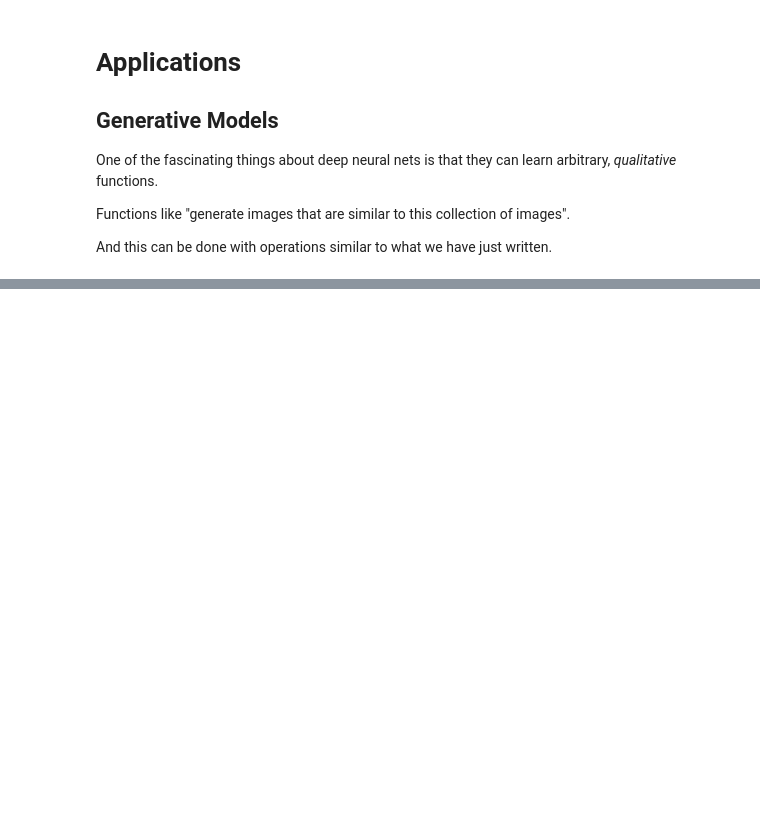
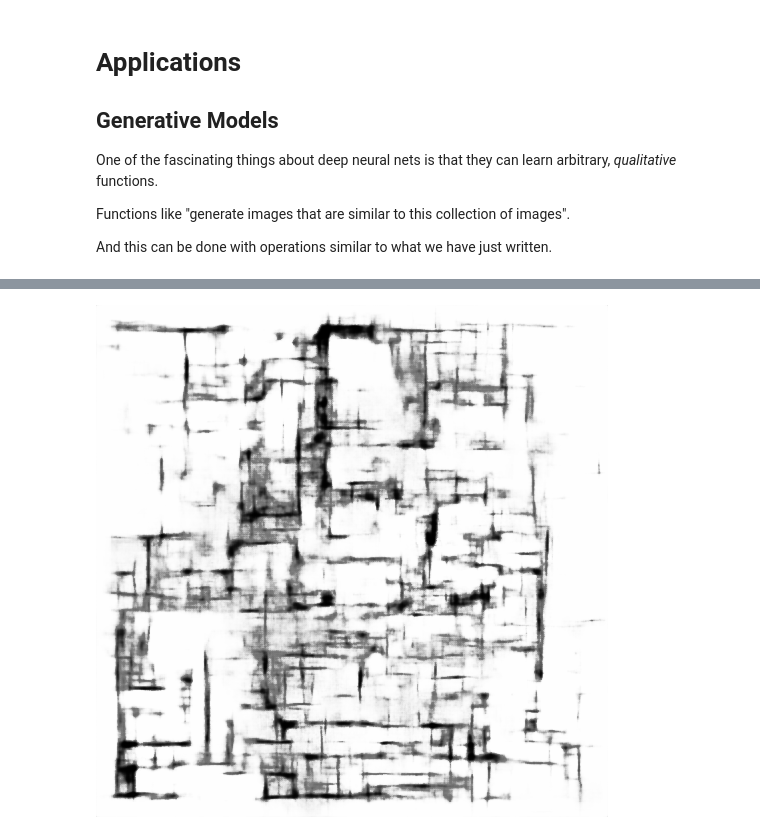
Before and after one commit to TEECOM/this-building-does-not-exist, a Jupyter notebook: ml/python/AIASF.ipynb, the cells around one changed output, grey strips where cells are left out. Saved outputs shown, nothing was run; the diff lists cells and outputs as text; code cells hidden in the pictures; blank space fills up the shorter version.

Commit message:
Update notebook with AEGeAN

```diff
--- a/ml/python/AIASF.ipynb
+++ b/ml/python/AIASF.ipynb
@@ -476,20 +488,20 @@ class ConvBlock(nn.Module):
 # %%
 # Create a generator network using our custom ConvBlock
-generator = Generator.DrawingGenerator(ConvBlock, output_channels=1).cuda()
+G = Generator.Generator(ConvBlock, feature_coeff=4, out_channels=1)
 
 # Create a discriminator to use with our generator
-discriminator = Discriminator.DrawingDiscriminator(input_channels=1).cuda()
+D = Discriminator.Discriminator(Discriminator.ConvBlock, feature_coeff=4, in_channels=1)
 
 # Load pretrained weights to start our network in a favorable state
 
 state_dictionaries = {
-    "generator": torch.load("generator.pth", map_location="cuda:0"),
-    "discriminator": torch.load("discriminator.pth", map_location="cuda:0")
+    "generator": torch.load("generator.pth"),
+    "discriminator": torch.load("discriminator.pth")
 }
 
 
-generator.load_state_dict(state_dictionaries["generator"])
-discriminator.load_state_dict(state_dictionaries["discriminator"])
+G.load_state_dict(state_dictionaries["generator"])
+D.load_state_dict(state_dictionaries["discriminator"])
 
-print("DD Params: {:,}".format(discriminator.count_params()))
-print("DG Params: {:,}".format(generator.count_params()))
+G.cuda()
+D.cuda()
@@ -496,4 +526,4 @@ print("DG Params: {:,}".format(generator.count_params()))
 # %%
 # Turn the downloaded directory of images into a dataset
 
-dataloader, n_batches = Trainer.image_dataset("alotofplansmodified", batch_size=4)
+dataloader, n_batches = AEGeAN.image_dataset("alotofplansmodified", batch_size=4)
@@ -609,0 +687,14 @@ for epoch_number in range(n_epochs):
+# %%
+# Generate single image
+
+n_images = 1
+
+z = torch.randn(n_images, 128, 1, 1).cuda()
+
+output = G(z, mode="generator", mu=e_mu, std=e_std)
+
+grid = vutils.make_grid(output.detach().cpu(), nrow=int(math.sqrt(n_images)), normalize=True)
+
+to_image(grid)
+# %% [output]
+[figure, added]
```
Also changed, not shown: parts of 10 cells of this notebook.
